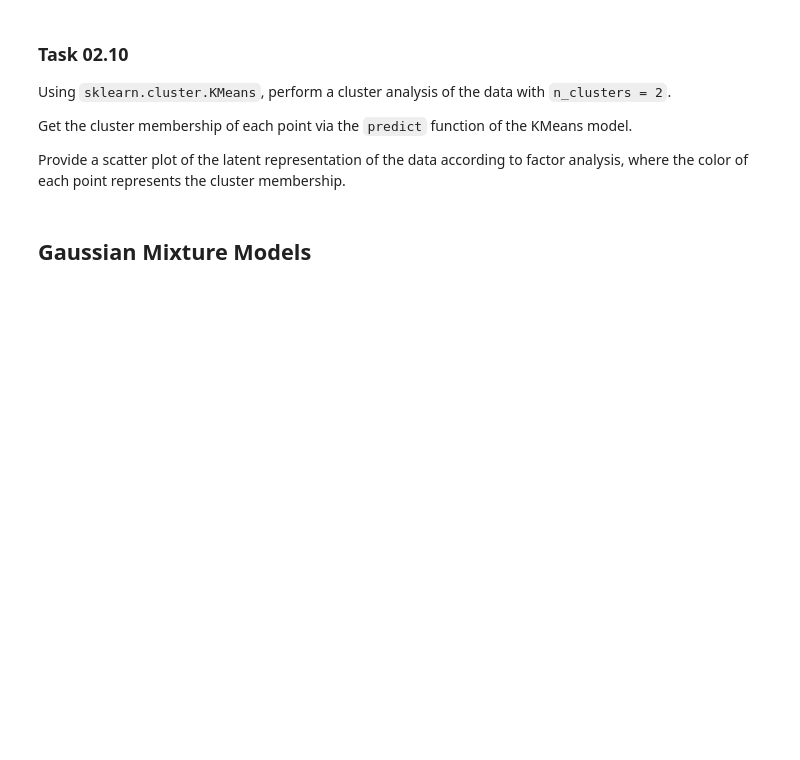
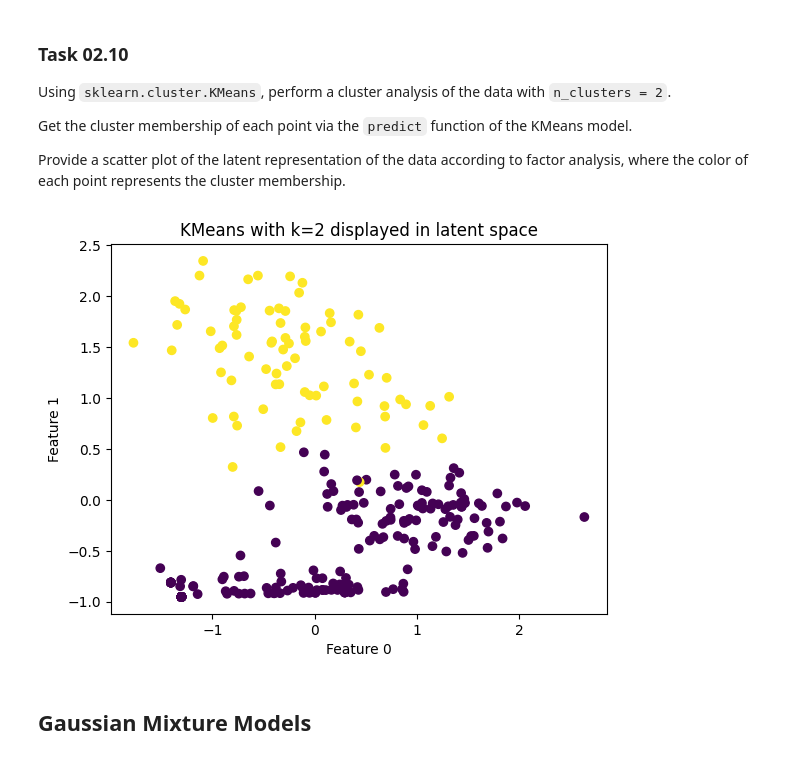
Before and after one commit to ChonsShadow/datamining_24-25, a Jupyter notebook: sheet02/sheet02.ipynb, the cells around one changed output. Saved outputs shown, nothing was run; the diff lists cells and outputs as text; code cells hidden in the pictures; blank space fills up the shorter version.

```diff
--- a/sheet02/sheet02.ipynb
+++ b/sheet02/sheet02.ipynb
@@ -331,6 +359,21 @@ Using `sklearn.cluster.KMeans`, perform a cluster analysis of the data with `n_c
 Get the cluster membership of each point via the `predict` function of the KMeans model.
 
 Provide a scatter plot of the latent representation of the data according to factor analysis, where the color of each point represents the cluster membership.
+# %%
+kmeans = KMeans(n_clusters=2)
+kmeans.fit(X_normalized)
+prediction = kmeans.predict(X_normalized)
+
+fig = plt.figure()
+ax1 = fig.add_subplot()
+ax1.scatter(X_latent_2d[:, 0], X_latent_2d[:, 1], c=prediction)
+ax1.set_ylabel('Feature 1')
+ax1.set_xlabel('Feature 0')
+ax1.set_title('KMeans with k=2 displayed in latent space')
+
+plt.show()
+# %% [output]
+[figure, added]
 # %% [markdown]
 ## Gaussian Mixture Models
 # %% [markdown]
```
Also changed, not shown: parts of 2 cells of this notebook.
